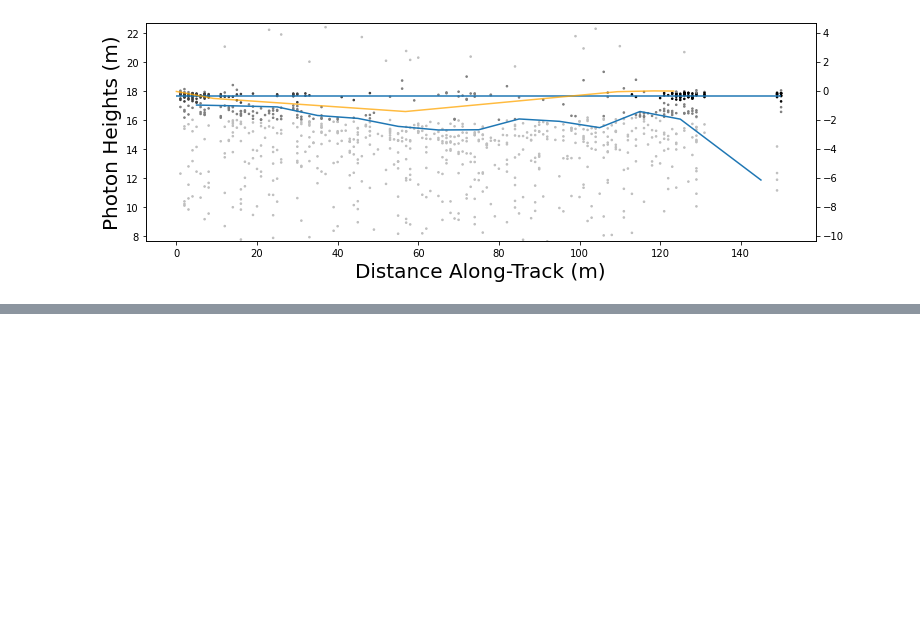
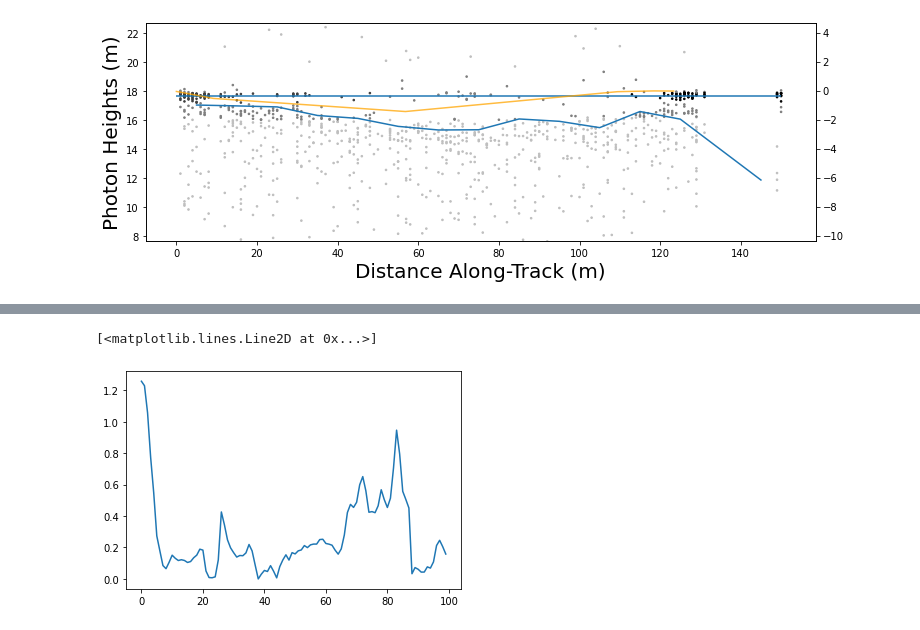
Before and after one commit to MiaVanderwilt/meltponds-pub, a Jupyter notebook: ICESat2_PondDetection.ipynb, the cells around one changed output, grey strips where cells are left out. Saved outputs shown, nothing was run; the diff lists cells and outputs as text; code cells hidden in the pictures; blank space fills up the shorter version.

```diff
--- a/ICESat2_PondDetection.ipynb
+++ b/ICESat2_PondDetection.ipynb
@@ -689,5 +779,31 @@ max(mds07['heights']['delta_time'])
+# %%
+def readATL10(fileID, beam, bbox):
+
+    mds = {}
+
+    with h5py.File(fileID, 'r') as fi:
+
+        for top_key in fi[beam].keys():
+            mds[top_key] = {}
+
+            #ph_lat, ph_lon, etc.
+            for key in ['freeboard_beam_segment']: #fi[beam][top_key].keys():
+                if isinstance(fi[beam][top_key].get(key), h5py.Group):
+                    mds[top_key][key] = {}
+                    for sub_key in fi[beam][top_key][key].keys():
+                        dataset = fi[beam][top_key][key].get(sub_key)
+                        mds[top_key][key][sub_key] = dataset[:]
+                else:
+                    dataset = fi[beam][top_key].get(key) #(val) dataset will get closed w file
+                    mds[top_key][key] = dataset[:] #so copying dataset into memory
+
+
+
+        return mds
 # %%
-fID = '/Users/mcvander/Desktop/ATL10-01_20190622200154_13070301_004_01.h5'
+#'ATL03_20190622202251_13070304_004_01.h5'
+
+fID = '/Users/miavanderwilt/Desktop/ATL10-01_20190622200154_13070301_004_01.h5'
 
 lonmin, lonmax = -63.784459381944, -50.07441723
 latmin, latmax = 81.8205485463, 82.794165326
@@ -798,0 +920,6 @@ zstd                      1.3.7                h5bba6e5_0
+# %%
+# plt.plot(np.arange(0, len(atl10['freeboard_beam_segment']['longitude'])), atl10['freeboard_beam_segment']['longitude'])
+plt.plot(np.arange(0, 100), atl10['beam_fb_height'][0:100])
+# %% [output]
+[<matplotlib.lines.Line2D at 0x...>]
+[figure, added]
```
Also changed, not shown: parts of 36 cells of this notebook.
